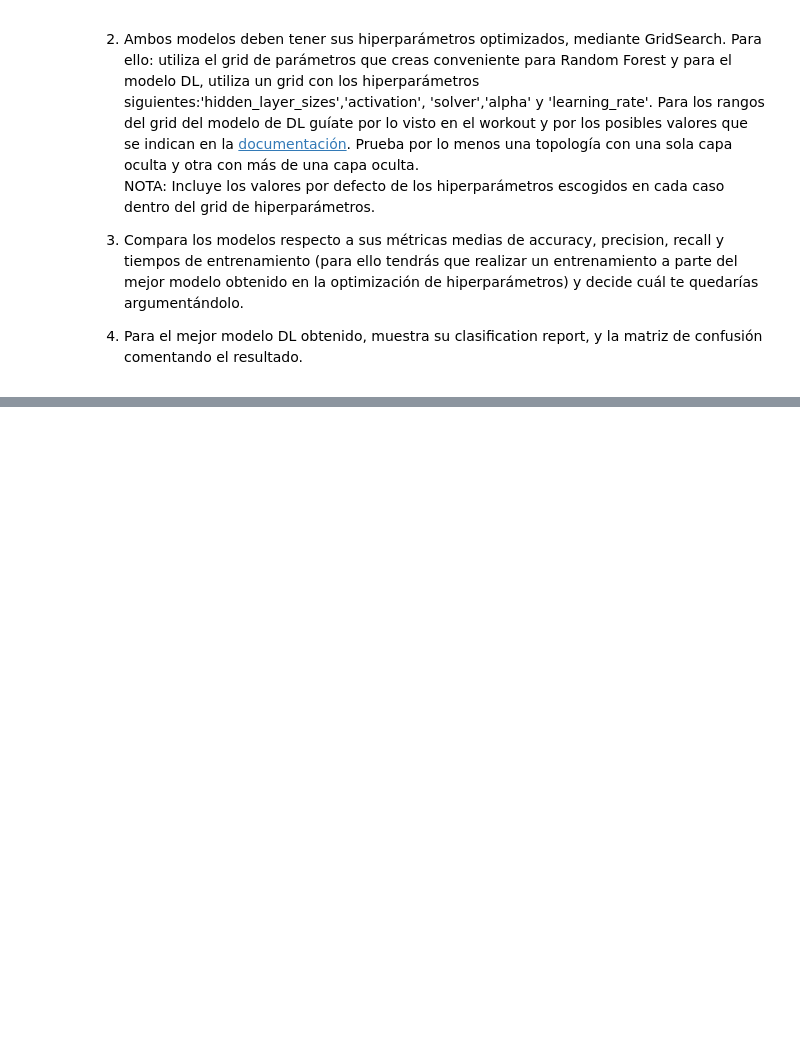
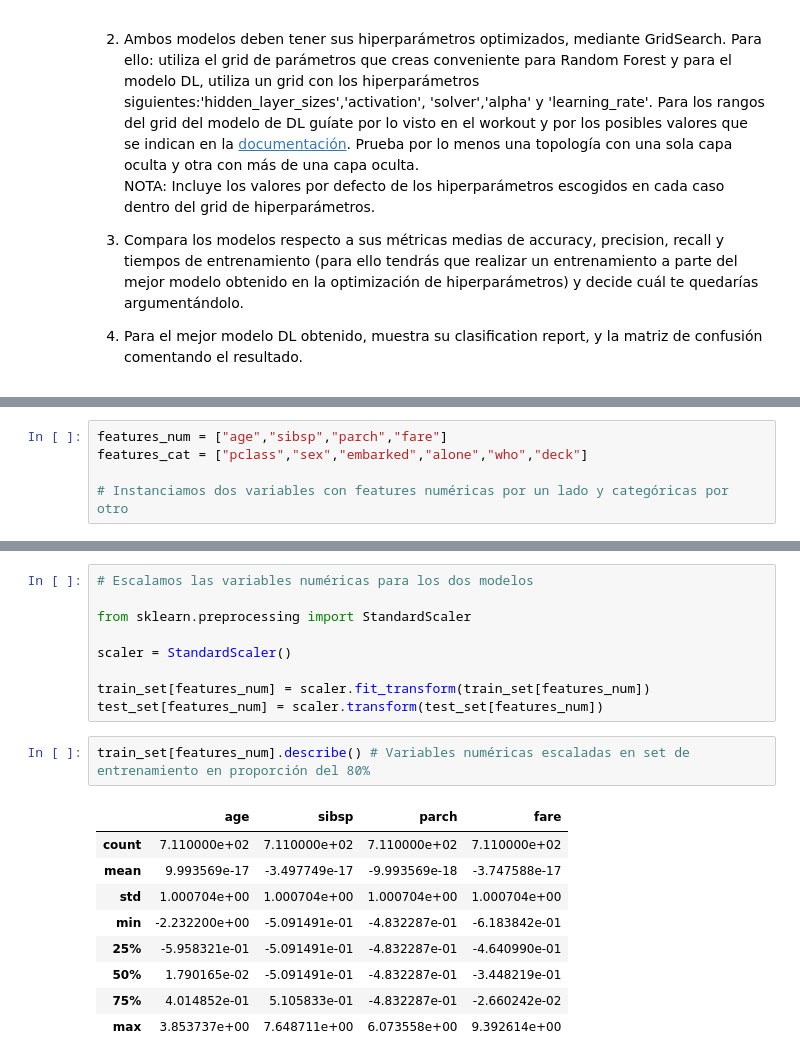
Before and after one commit to juanfcia/ds-bootcamp-juanfcia, a Jupyter notebook: 05_Deep_Learning/Sprint_15/Unidad_01_DL_Introduccion/03_Practica_Obligatoria/18_Practica_Obligatoria_Introduccion_Deep_Learning.ipynb, the cells around one changed output, grey strips where cells are left out. Saved outputs shown, nothing was run; the diff lists cells and outputs as text; blank space fills up the shorter version.

```diff
--- a/05_Deep_Learning/Sprint_15/Unidad_01_DL_Introduccion/03_Practica_Obligatoria/18_Practica_Obligatoria_Introduccion_Deep_Learning.ipynb
+++ b/05_Deep_Learning/Sprint_15/Unidad_01_DL_Introduccion/03_Practica_Obligatoria/18_Practica_Obligatoria_Introduccion_Deep_Learning.ipynb
@@ -180,0 +312,5 @@ NOTA: Incluye los valores por defecto de los hiperparámetros escogidos en cada
+# %%
+features_num = ["age","sibsp","parch","fare"]
+features_cat = ["pclass","sex","embarked","alone","who","deck"]
+
+# Instanciamos dos variables con features numéricas por un lado y categóricas por otro
@@ -180,0 +352,21 @@ NOTA: Incluye los valores por defecto de los hiperparámetros escogidos en cada
+# %%
+# Escalamos las variables numéricas para los dos modelos
+
+from sklearn.preprocessing import StandardScaler
+
+scaler = StandardScaler()
+
+train_set[features_num] = scaler.fit_transform(train_set[features_num])
+test_set[features_num] = scaler.transform(test_set[features_num])
+# %%
+train_set[features_num].describe() # Variables numéricas escaladas en set de entrenamiento en proporción del 80%
+# %% [output]
+|  | age | sibsp | parch | fare |
+| count | 7.110000e+02 | 7.110000e+02 | 7.110000e+02 | 7.110000e+02 |
+| mean | 9.993569e-17 | -3.497749e-17 | -9.993569e-18 | -3.747588e-17 |
+| std | 1.000704e+00 | 1.000704e+00 | 1.000704e+00 | 1.000704e+00 |
+| min | -2.232200e+00 | -5.091491e-01 | -4.832287e-01 | -6.183842e-01 |
+| 25% | -5.958321e-01 | -5.091491e-01 | -4.832287e-01 | -4.640990e-01 |
+| 50% | 1.790165e-02 | -5.091491e-01 | -4.832287e-01 | -3.448219e-01 |
+| 75% | 4.014852e-01 | 5.105833e-01 | -4.832287e-01 | -2.660242e-02 |
+| max | 3.853737e+00 | 7.648711e+00 | 6.073558e+00 | 9.392614e+00 |
```
Also changed, not shown: parts of 20 cells of this notebook.
